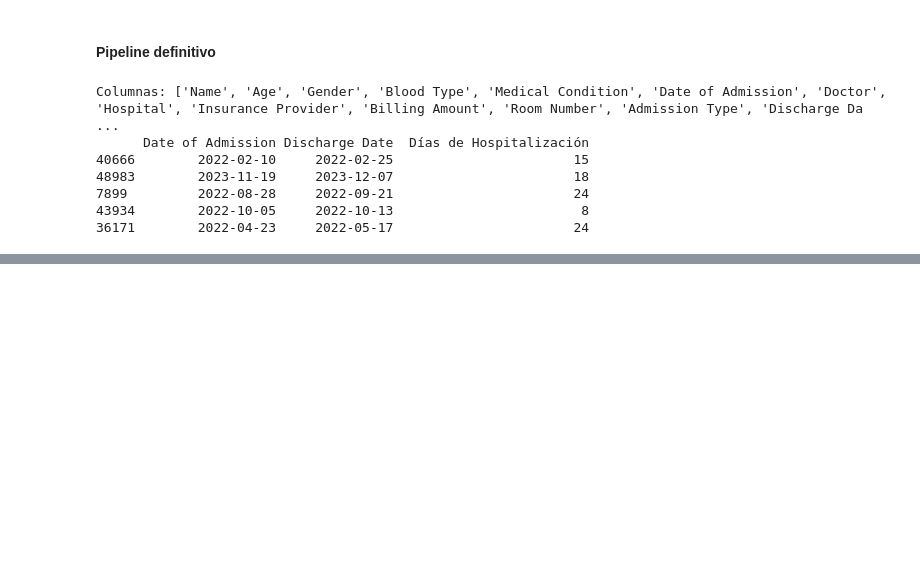
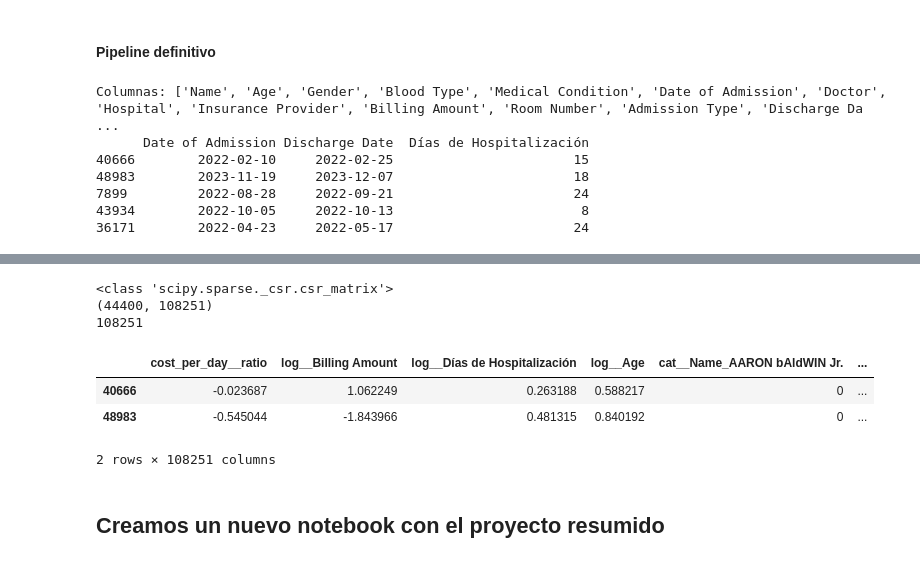
Before and after one commit to Mr-Maccoy/BigData, a Jupyter notebook: G1_SC707_Avance1_LN.ipynb, the cells around one changed output, grey strips where cells are left out. Drawn from its saved outputs; the diff is of its cells as text; code cells hidden in the pictures; blank space fills up the shorter version.

```diff
--- a/G1_SC707_Avance1_LN.ipynb
+++ b/G1_SC707_Avance1_LN.ipynb
@@ -1749,0 +1822,24 @@ print(X.shape)
+# %%
+# Aplica
+X_preproc = preprocessing.fit_transform(dfDistTrain)
+print(type(X_preproc))
+print(X_preproc.shape)
+print(len(preprocessing.get_feature_names_out()))
+# %% [output]
+<class 'scipy.sparse._csr.csr_matrix'>
+(44400, 108251)
+108251
+# %%
+from pandas import DataFrame
+
+dfDistTrainProc = pd.DataFrame.sparse.from_spmatrix(X_preproc,
+                               columns=preprocessing.get_feature_names_out(),
+                               index=dfDistTrain.index)
+dfDistTrainProc.head(2)
+# %% [output]
+|  | cost_per_day__ratio | log__Billing Amount | log__Días de Hospitalización | log__Age | cat__Name_AARON bAldWIN Jr. | ... |
+| 40666 | -0.023687 | 1.062249 | 0.263188 | 0.588217 | 0 | ... |
+| 48983 | -0.545044 | -1.843966 | 0.481315 | 0.840192 | 0 | ... |
+2 rows × 108251 columns
+# %% [markdown]
+## Creamos un nuevo notebook con el proyecto resumido
```
Also changed, not shown: parts of 7 cells of this notebook.
